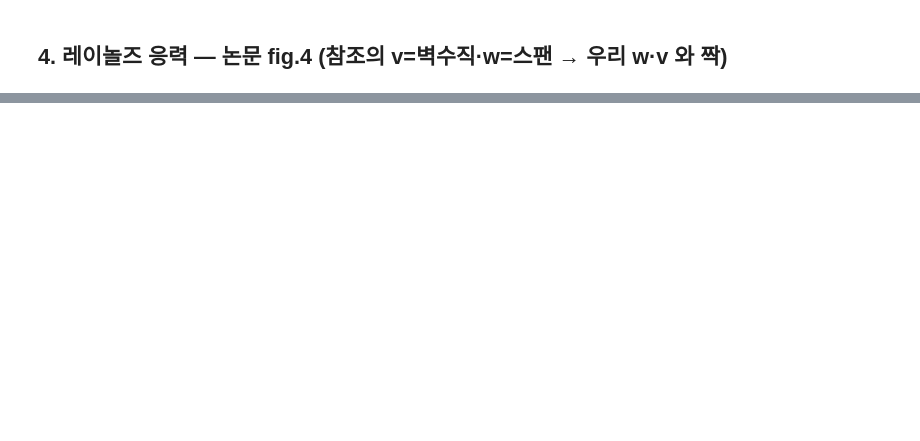
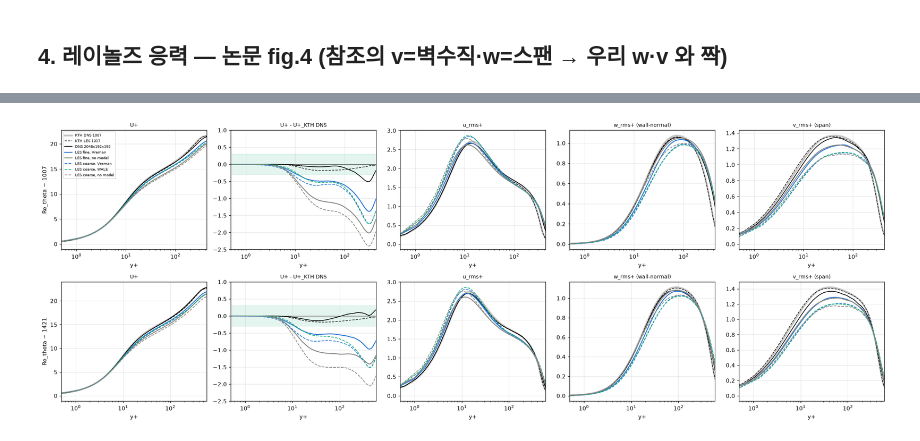
Before and after one commit to dontempty/MPM-STD_C, a Jupyter notebook: apps/boundary_layer/plot/plot.ipynb, the cells around one changed output, grey strips where cells are left out. Saved outputs shown, nothing was run; the diff lists cells and outputs as text; code cells hidden in the pictures; blank space fills up the shorter version.

```diff
--- a/apps/boundary_layer/plot/plot.ipynb
+++ b/apps/boundary_layer/plot/plot.ipynb
@@ -231,0 +359,26 @@ if stations:
+# %%
+# ── 프로파일: Re_θ 1000 (위)·1410 (아래) — U⁺, U⁺ 차이, u_rms⁺, w_rms⁺(벽수직), v_rms⁺(스팬) ─────
+figure, axes = plt.subplots(2, 5, figsize=(21, 7.6))
+for row, ref in enumerate(refs):
+    kl = min(KTH_LES, key=lambda r: abs(r["re_theta"] - ref["re_theta"]))
+    panels = [("U", "U+", "U"), ("dU", "U+ - U+_KTH DNS", "U"), ("urms", "u_rms+", "urms"), ("wrms", "w_rms+ (wall-normal)", "v_wall"), ("vrms", "v_rms+ (span)", "w_span")]
+    for col, (key, title, refkey) in enumerate(panels):
+        ax = axes[row, col]
+        if key != "dU":
+            ax.plot(ref["yp"], ref[refkey], color="#8a8984", lw=3, alpha=0.5, label=f"KTH DNS {ref['re_theta']:.0f}")
+            ax.plot(kl["yp"], kl[refkey], color="#0b0b0b", lw=1, ls=(0, (4, 2)), label=f"KTH LES {kl['re_theta']:.0f}")
+        else:
+            ax.plot(kl["yp"], kl["U"] - np.interp(kl["yp"], ref["yp"], ref["U"]), color="#0b0b0b", lw=1, ls=(0, (4, 2)))
+            ax.axhspan(-0.3, 0.3, color="#1baf7a", alpha=0.12); ax.axhline(0, color="#0b0b0b", lw=0.6)
+        for run in les_runs:
+            st = station_near(run, ref["re_theta"]); m, p = st["meta"], st["prof"]
+            y = p["U"] if key in ("U", "dU") else p[key]
+            if key == "dU": y = y - np.interp(p["yp"], ref["yp"], ref["U"])
+            ax.plot(p["yp"], y, color=run["color"], ls=run["ls"], lw=run["lw"] * 0.8, label=run["label"])
+        ax.set_xscale("log"); ax.set_xlim(0.5, 1.2 * ref["re_tau"]); ax.set_xlabel("y+"); ax.set_title(title, fontsize=9)
+        if key == "dU": ax.set_ylim(-2.5, 1.0)
+    axes[row, 0].set_ylabel(f"Re_theta ~ {ref['re_theta']:.0f}")
+axes[0, 0].legend(fontsize=6.5)
+figure.tight_layout(); plt.show()
+# %% [output]
+[figure, added]
```
Also changed, not shown: parts of 10 cells of this notebook, 8 other files.
